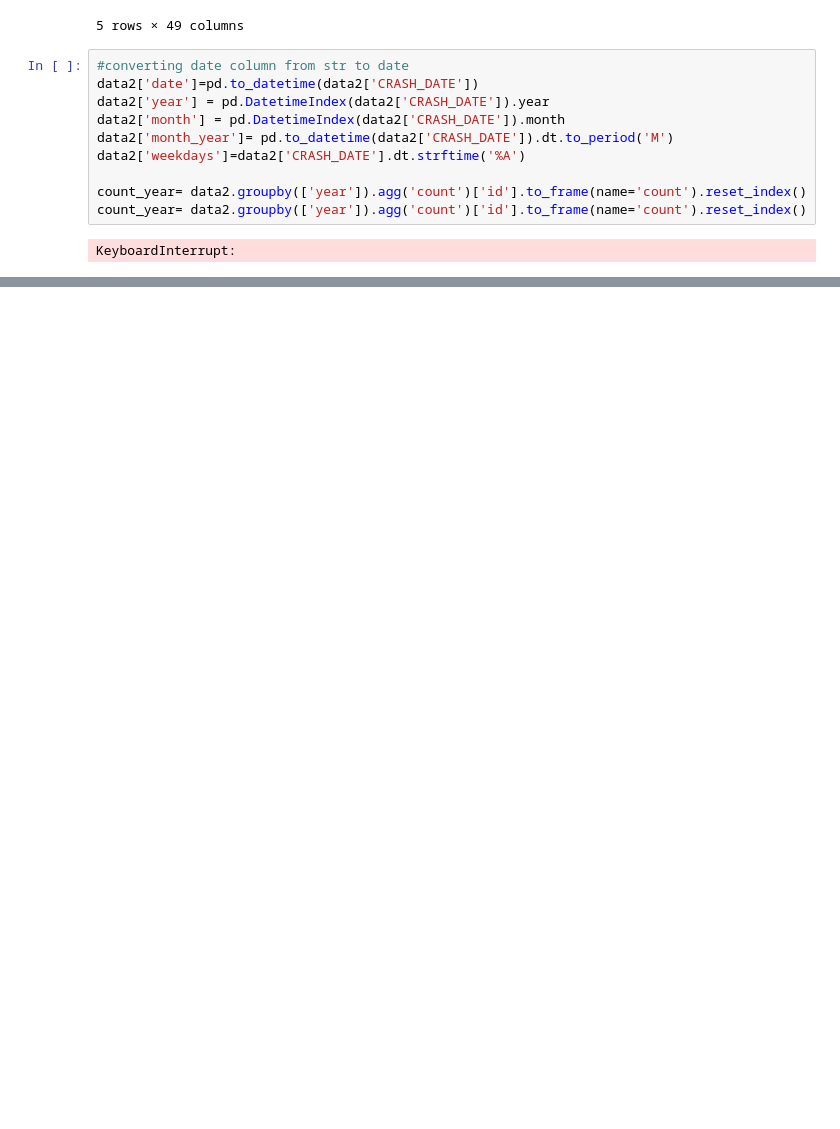
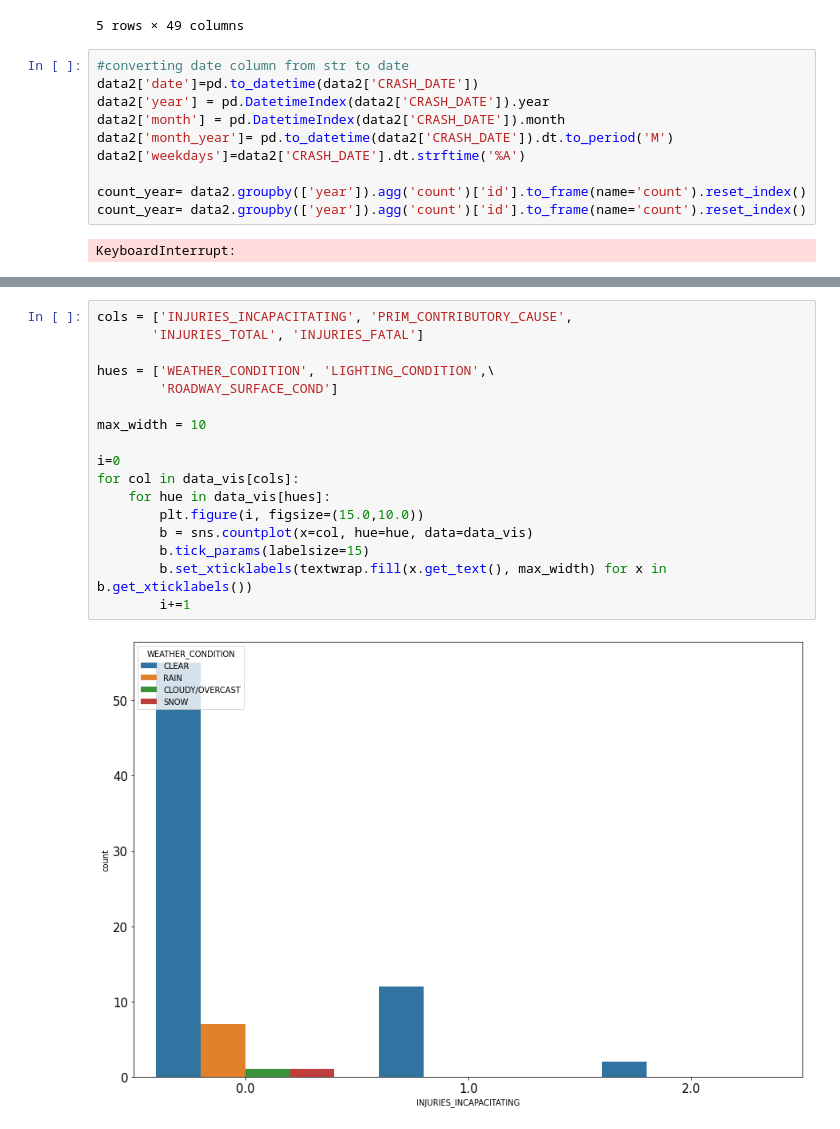
Before and after one commit to Crash-Analysis-Chicago/Chicago, a Jupyter notebook: Mathieu/Data_analysis.ipynb, the cells around one changed output, grey strips where cells are left out. Drawn from its saved outputs; the diff is of its cells as text; blank space fills up the shorter version.

```diff
--- a/Mathieu/Data_analysis.ipynb
+++ b/Mathieu/Data_analysis.ipynb
@@ -136,0 +239,19 @@ dz
+# %%
+cols = ['INJURIES_INCAPACITATING', 'PRIM_CONTRIBUTORY_CAUSE',
+       'INJURIES_TOTAL', 'INJURIES_FATAL']
+
+hues = ['WEATHER_CONDITION', 'LIGHTING_CONDITION',\
+        'ROADWAY_SURFACE_COND']
+
+max_width = 10
+
+i=0
+for col in data_vis[cols]:
+    for hue in data_vis[hues]:
+        plt.figure(i, figsize=(15.0,10.0))
+        b = sns.countplot(x=col, hue=hue, data=data_vis)
+        b.tick_params(labelsize=15)
+        b.set_xticklabels(textwrap.fill(x.get_text(), max_width) for x in b.get_xticklabels())
+        i+=1
+# %% [output]
+[figure, added]
```
Also changed, not shown: parts of 14 cells of this notebook.
